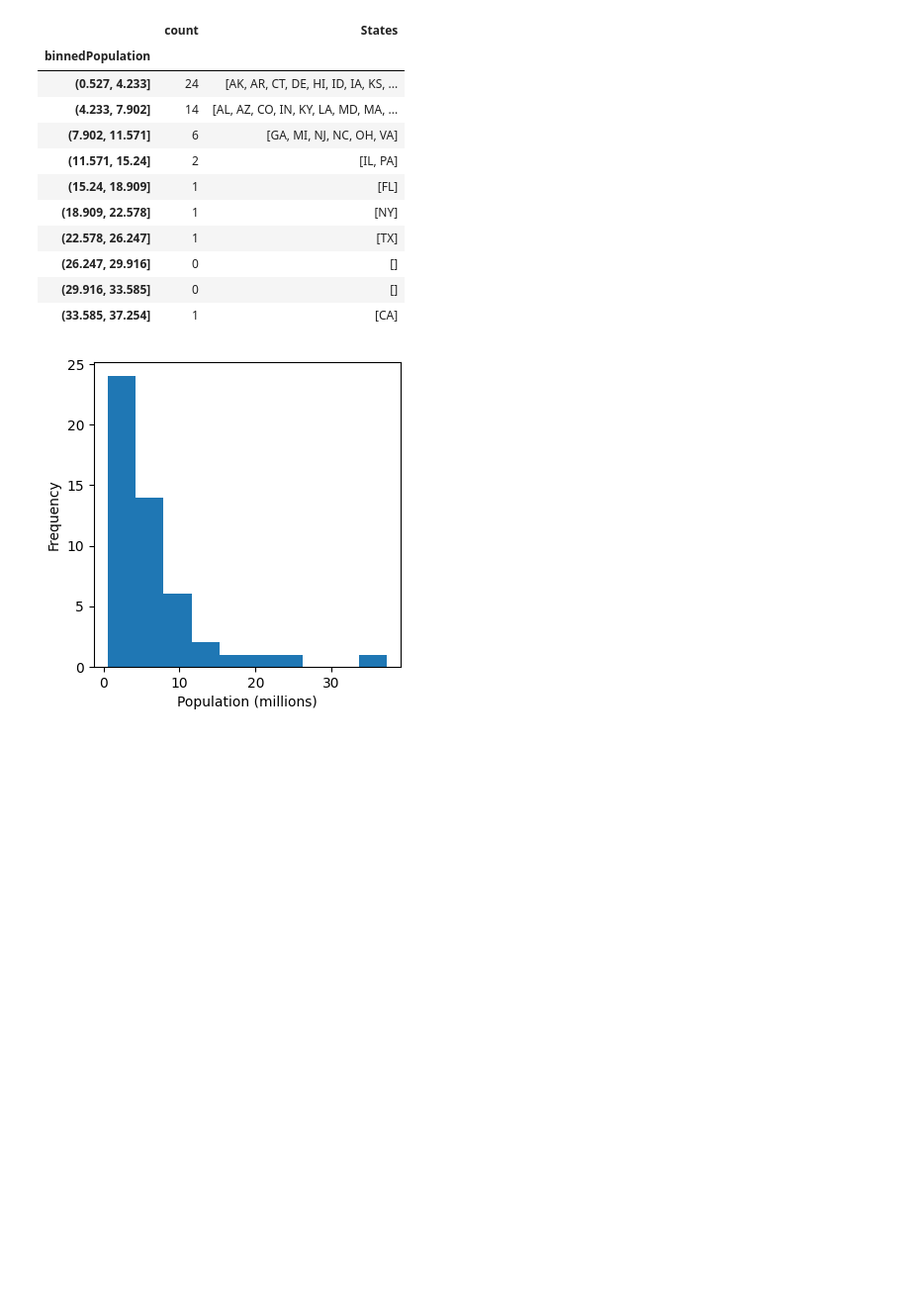
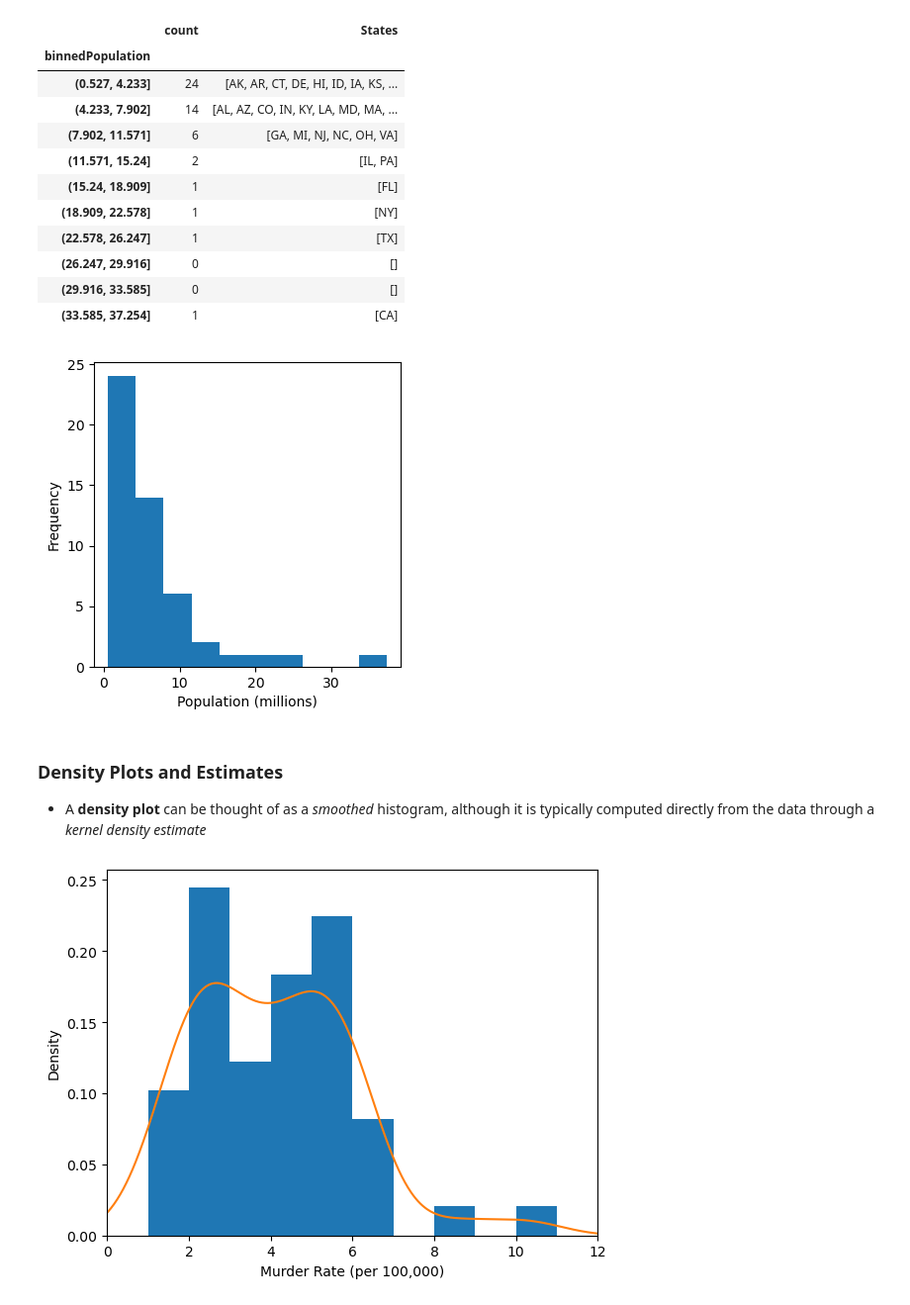
Before and after one commit to CodexploreRepo/machine-learning-101, a Jupyter notebook: notebooks/tutorial/eda.ipynb, the cells around one changed output. Shown at 99% size. Cells and saved outputs as stored; diff of their text form; code cells hidden in the pictures; blank space fills up the shorter version.

```diff
--- a/notebooks/tutorial/eda.ipynb
+++ b/notebooks/tutorial/eda.ipynb
@@ -7,6 +7,8 @@ import matplotlib.pyplot as plt
 
 import warnings
 warnings.filterwarnings('ignore')
+
+plt.style.use('ggplot')
 # %% [markdown]
 ## Estimates of Location
 # %%
@@ -100,4 +102,16 @@ ax = (state['Population'] / 1_000_000).plot.hist(figsize=(4, 4))
 ax.set_xlabel('Population (millions)')
 plt.show()
 # %% [output]
-[figure, old version]
+[figure, new version]
+# %% [markdown]
+### Density Plots and Estimates
+- A **density plot** can be thought of as a *smoothed* histogram, although it is typically computed directly from the data through a *kernel density estimate*
+# %%
+ax = state['Murder.Rate'].plot.hist(density=True,     # y-axis as density instead of count
+                                    xlim=[0,12],
+                                    bins=range(1,12)) # set bin range from 1 to 12
+state['Murder.Rate'].plot.density(ax=ax)
+ax.set_xlabel('Murder Rate (per 100,000)')
+plt.show()
+# %% [output]
+[figure, added]
```
Also changed, not shown: parts of 4 cells of this notebook, 4 other files.
